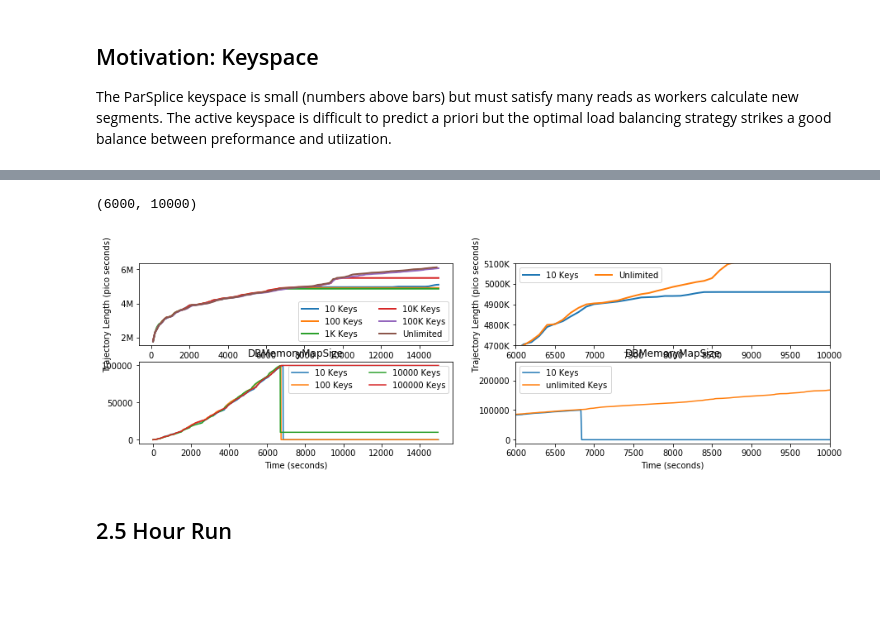
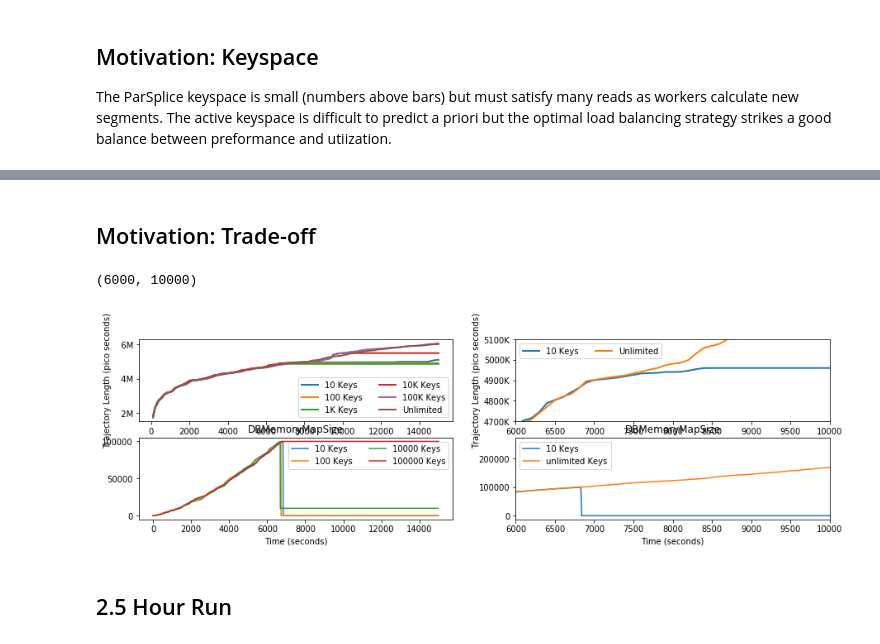
Before and after one commit to michaelsevilla/parsplice-popper, a Jupyter notebook: viz/viz-paper.ipynb, the cells around one changed output, grey strips where cells are left out. Saved outputs shown, nothing was run; the diff lists cells and outputs as text; code cells hidden in the pictures; blank space fills up the shorter version.

```diff
--- a/viz/viz-paper.ipynb
+++ b/viz/viz-paper.ipynb
@@ -524,0 +176,32 @@ ax2.set_yticklabels(['{:3.1f}GB'.format(yval/(1000*1000*1000)) for yval in ax2.g
+# %%
+### Figure 2
+def plot_keyspace(ax, dfs, key, shift=0, nkeys=50, color="", label=""):
+    # parse and ingest
+    dftop = dfs[key]['DF_KEY_COUNT'].nlargest(nkeys, 'count').head(50) # not sure why we need to do head here
+
+    # plot it (break if we don't find any ops)
+    if len(dftop) == 0: return -1
+    x = np.arange(len(dftop['key']))
+    ax.bar(x + shift, dftop['count'], width=0.5, label=label, color=color)
+
+    # cleanup graphs
+    ax.set_xticks(x)
+    ax.set_xticklabels([])
+    ax.set_xlabel("State Coordinate")
+    ax.set_ylabel("# reads")
+    ax.set_title("Top " + str(nkeys) + " Keys for 128 Cores")
+    ax.legend()
+
+fig, ax = plt.subplots(1, 1)
+ax2 = ax.twinx()
+for op in ["DBMemoryGet"]:
+    plot_keyspace(ax, dfs, ("4 Node, 1M", op, "4"), shift=0.25, color='blue', label="1M (y1)")
+    plot_keyspace(ax2, dfs, ("4 Node, 100K", op, "4"), shift=-0.25, color='orange', label="100K (y2)")
+ax.legend(loc="upper left")
+ax.set_ylim(0, 120*1000)
+ax.set_yticklabels(['{:3.0f}K'.format(x/1000) for x in ax.get_yticks()])
+ax2.legend(loc='upper right')
+ax2.set_ylim(0, 13*1000)
+ax2.set_yticklabels(['{:3.0f}K'.format(x/1000) for x in ax2.get_yticks()])
+
+fig.savefig("../paper/figures/methodology-keys.png", bbox_inches='tight', dpi=400)
@@ -525,3 +210,5 @@ ax2.set_yticklabels(['{:3.1f}GB'.format(yval/(1000*1000*1000)) for yval in ax2.g
+# %% [markdown]
+## Motivation: Trade-off
 # %%
 def plot_keyspace(ax, op, results, rank="1", label=""):
     fname = ""
@@ -545,7 +232,7 @@ plot_times(ax, "1K Keys", d+"nano-sepminima/scale-cachedecrease-all/scale-cached
 plot_times(ax, "10K Keys", d+"nano-sepminima/scale-cachedecrease-all/scale-cachedecrease-8n-10000-72374")
 #plot_times(ax, "10K Keys", d+"nano-sepminima/scale-cachedecrease-all/scale-cachedecrease-8n-10000-72363")
 plot_times(ax, "100K Keys", d+"nano-sepminima/scale-cachedecrease-all/scale-cachedecrease-8n-100000-72380")
-plot_times(ax, "Unlimited", d+"nano/scale-workers-and-delay/scale-cachelimit-8n-unlimited-71237")
+plot_times(ax, "Unlimited", d+"nano-sepminima/scale-reproducibility/scale-cachelimit-8n-unlimited-71994")
 ax.legend(ncol=2)
 #ax.set_ylim(5*1000*1000, 6*1000*1000)
 ax.set_yticklabels(['{:3.0f}M'.format(yval/(1000*1000)) for yval in ax.get_yticks()])
@@ -596,38 +283,38 @@ plot_times(ax, "10 Keys", d+"nano-sepminima/scale-cachedecrease-all/scale-cached
 #plot_times(ax, "1K Keys", d+"nano-sepminima/scale-cachedecrease-all/scale-cachedecrease-8n-1000-72378")
 #plot_times(ax, "10K Keys", d+"nano-sepminima/scale-cachedecrease-all/scale-cachedecrease-8n-10000-72374")
 #plot_times(ax, "100K Keys", d+"nano-sepminima/scale-cachedecrease-all/scale-cachedecrease-8n-100000-72380")
-plot_times(ax, "Unlimited", d+"nano/scale-workers-and-delay/scale-cachelimit-8n-unlimited-71237")
+plot_times(ax, "Unlimited", d+"nano-sepminima/scale-reproducibility/scale-cachelimit-8n-unlimited-71994")
 ax.legend(ncol=2)
 ax.set_xlim(6000, 10000)
 ax.set_ylim(4.7*1000*1000, 5.1*1000*1000)
 ax.set_yticklabels(['{:3.0f}K'.format(yval/(1000)) for yval in ax.get_yticks()])
 
 def plot_keyspace(ax, op, results, rank="1", label=""):
     fname = ""
     untar(results + "/out/perf.tar.gz")
     shutil.move("perf/perf." + rank, "tmp/perf." + rank)
     fname = "tmp/perf." + rank
     df = pd.read_csv(fname, names=['ts', 'op', 'count'])
 
     #ax.set_title("# Keys (y1) vs. Size of Data (y2)")
     df_op = df[df['op'] == op]
     shift = np.min(df_op['ts']) * np.ones(len(df_op['ts']))
     if label == "":
         label = os.path.basename(results).split('-')[3] + " Keys"
     ax.plot(df_op['ts'].astype(float) - shift, df_op['count'].astype(float), label=label)
     ax.set_xlabel("Time (seconds)")
     ax.set_title(op)
     ax.legend()
 
 ax = axis[1][1]
 plot_keyspace(ax, "DBMemoryMapSize", d+"nano-sepminima/scale-cachedecrease-all/scale-cachedecrease-8n-10-72366")
 #plot_keyspace(ax, "DBMemoryMapSize", d+"nano-sepminima/scale-cachedecrease-all/scale-cachedecrease-8n-100-72361")
 #plot_keyspace(ax, "DBMemoryMapSize", d+"nano-sepminima/scale-cachedecrease-all/scale-cachedecrease-8n-10000-72363")
-plot_keyspace(ax, "DBMemoryMapSize", d+"nano/scale-workers-and-delay/scale-cachelimit-8n-unlimited-71237")
+plot_keyspace(ax, "DBMemoryMapSize", d+"nano-sepminima/scale-reproducibility/scale-cachelimit-8n-unlimited-71994")
 ax.set_xlim(6000, 10000)
 # %% [output]
 (6000, 10000)
-[figure, old version]
+[figure, new version]
 # %% [markdown]
 ## 2.5 Hour Run
 # %%
```
Also changed, not shown: parts of 23 cells of this notebook, 10 other files.
